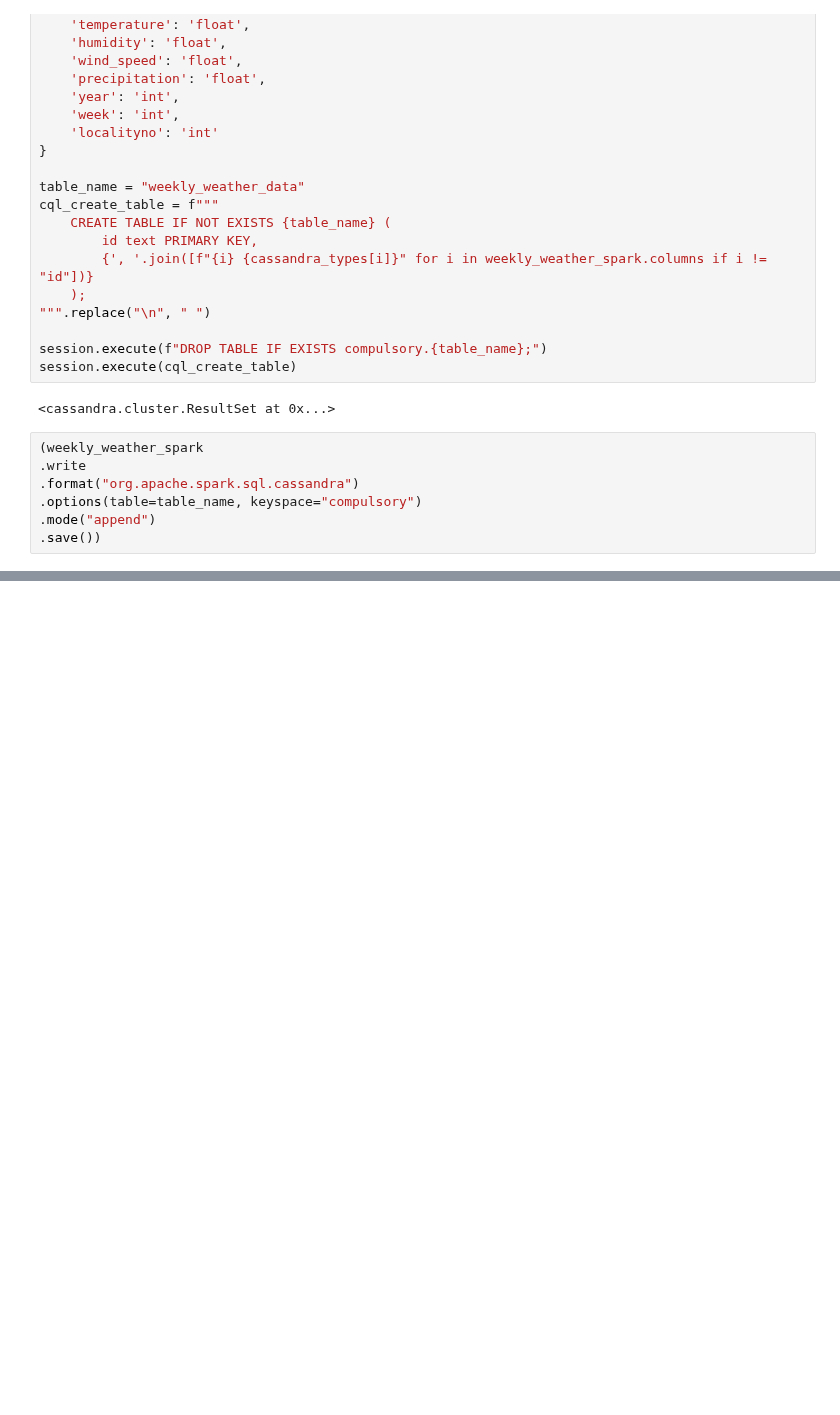
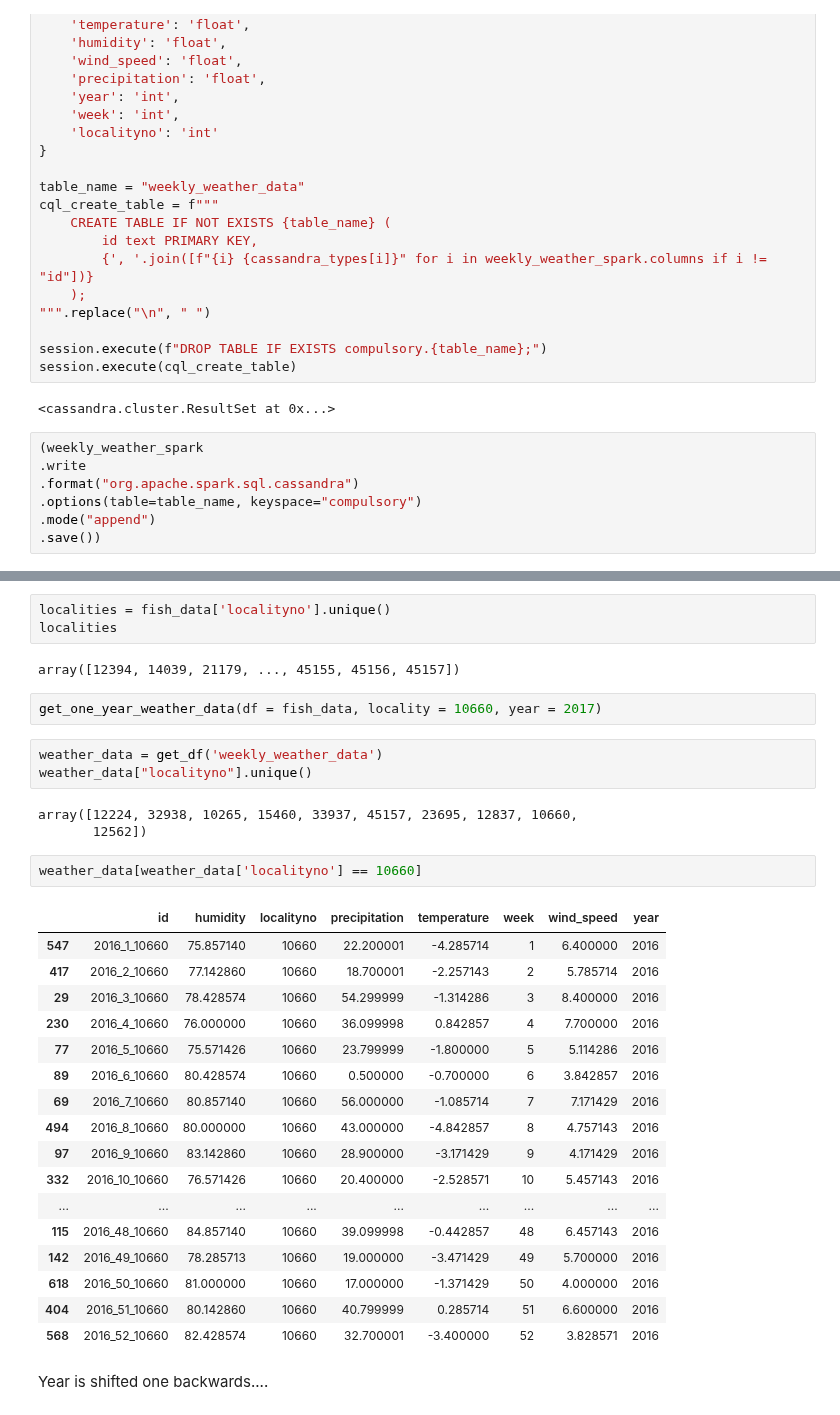
Before and after one commit to erlendrisvik/Compulsories, a Jupyter notebook: CA4/CA4/data_handler_nbook.ipynb, the cells around one changed output, grey strips where cells are left out. Drawn from its saved outputs; the diff is of its cells as text; blank space fills up the shorter version.

Commit message:
year shifted one backwards. need to fix

```diff
--- a/CA4/CA4/data_handler_nbook.ipynb
+++ b/CA4/CA4/data_handler_nbook.ipynb
@@ -670,0 +725,35 @@ check_exist_weather(locality = 23695, year = 2015), check_exist_weather(locality
+# %%
+localities = fish_data['localityno'].unique()
+localities
+# %% [output]
+array([12394, 14039, 21179, ..., 45155, 45156, 45157])
+# %%
+get_one_year_weather_data(df = fish_data, locality = 10660, year = 2017)
+# %%
+weather_data = get_df('weekly_weather_data')
+weather_data["localityno"].unique()
+# %% [output]
+array([12224, 32938, 10265, 15460, 33937, 45157, 23695, 12837, 10660,
+       12562])
+# %%
+weather_data[weather_data['localityno'] == 10660]
+# %% [output]
+|  | id | humidity | localityno | precipitation | temperature | week | wind_speed | year |
+| 547 | 2016_1_10660 | 75.857140 | 10660 | 22.200001 | -4.285714 | 1 | 6.400000 | 2016 |
+| 417 | 2016_2_10660 | 77.142860 | 10660 | 18.700001 | -2.257143 | 2 | 5.785714 | 2016 |
+| 29 | 2016_3_10660 | 78.428574 | 10660 | 54.299999 | -1.314286 | 3 | 8.400000 | 2016 |
+| 230 | 2016_4_10660 | 76.000000 | 10660 | 36.099998 | 0.842857 | 4 | 7.700000 | 2016 |
+| 77 | 2016_5_10660 | 75.571426 | 10660 | 23.799999 | -1.800000 | 5 | 5.114286 | 2016 |
+| 89 | 2016_6_10660 | 80.428574 | 10660 | 0.500000 | -0.700000 | 6 | 3.842857 | 2016 |
+| 69 | 2016_7_10660 | 80.857140 | 10660 | 56.000000 | -1.085714 | 7 | 7.171429 | 2016 |
+| 494 | 2016_8_10660 | 80.000000 | 10660 | 43.000000 | -4.842857 | 8 | 4.757143 | 2016 |
+| 97 | 2016_9_10660 | 83.142860 | 10660 | 28.900000 | -3.171429 | 9 | 4.171429 | 2016 |
+| 332 | 2016_10_10660 | 76.571426 | 10660 | 20.400000 | -2.528571 | 10 | 5.457143 | 2016 |
+| ... | ... | ... | ... | ... | ... | ... | ... | ... |
+| 115 | 2016_48_10660 | 84.857140 | 10660 | 39.099998 | -0.442857 | 48 | 6.457143 | 2016 |
+| 142 | 2016_49_10660 | 78.285713 | 10660 | 19.000000 | -3.471429 | 49 | 5.700000 | 2016 |
+| 618 | 2016_50_10660 | 81.000000 | 10660 | 17.000000 | -1.371429 | 50 | 4.000000 | 2016 |
+| 404 | 2016_51_10660 | 80.142860 | 10660 | 40.799999 | 0.285714 | 51 | 6.600000 | 2016 |
+| 568 | 2016_52_10660 | 82.428574 | 10660 | 32.700001 | -3.400000 | 52 | 3.828571 | 2016 |
+# %% [markdown]
+Year is shifted one backwards....
```
Also changed, not shown: parts of 7 cells of this notebook.
